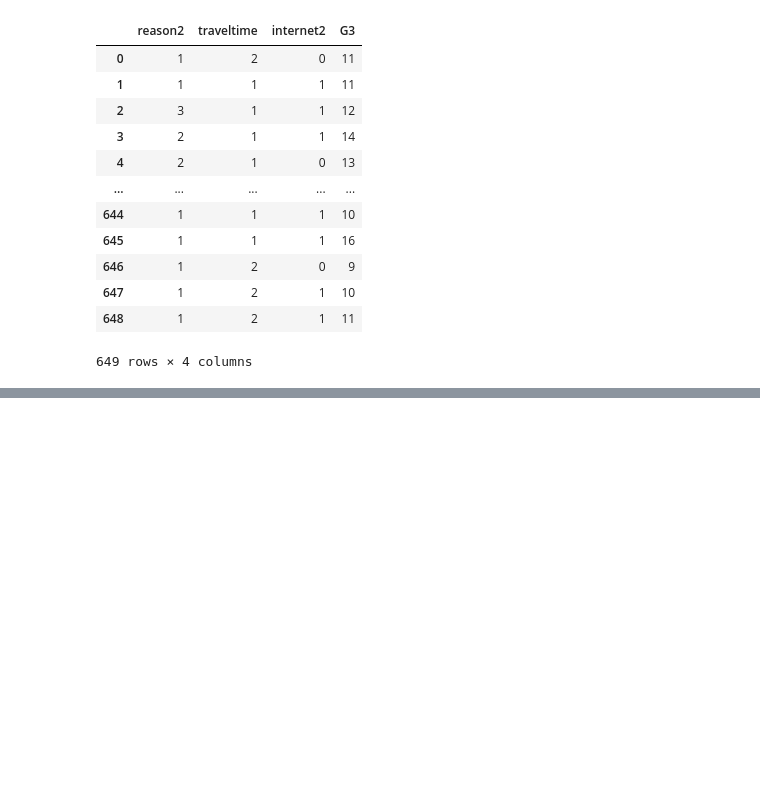
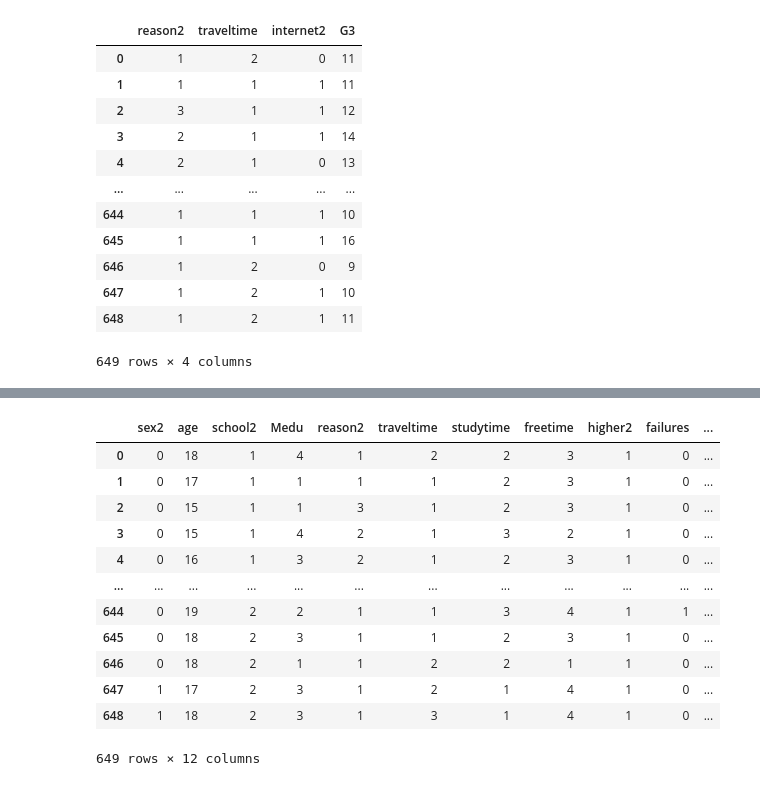
Before and after one commit to Jayesen/ml_for_learners, a Jupyter notebook: Analysis_1.ipynb, the cells around one changed output, grey strips where cells are left out. Cells and saved outputs as stored; diff of their text form; code cells hidden in the pictures; blank space fills up the shorter version.

```diff
--- a/Analysis_1.ipynb
+++ b/Analysis_1.ipynb
@@ -462,2 +505,30 @@ See the caveats in the documentation: https://pandas.pydata.org/pandas-docs/stab
+# %%
+#Pre-processing
+df_dropped['sex2'] = df['sex'].replace({'F': 0, 'M': 1})
+df_dropped['school2'] = df['school'].replace({'GP': 1, 'MS': 2})
+df_dropped['reason2'] = df['reason'].replace({'course': 1, 'home': 2, 'other': 3, 'reputation': 4})
+df_dropped['internet2'] = df['internet'].replace({'yes': 1, 'no': 0})
+df_dropped['higher2'] = df['higher'].replace({'yes': 1, 'no': 0})
+
+#Reassign failures to 0 or 1
+df_dropped.loc[df_dropped['failures'] > 0, 'failures'] = 1
+# %%
+df_dropped = df_dropped[['sex2', 'age', 'school2', 'Medu', 'reason2', 'traveltime', 'studytime', 'freetime', 'higher2',
+       'failures', 'internet2', 'G3']]
+df_dropped
+# %% [output]
+|  | sex2 | age | school2 | Medu | reason2 | traveltime | studytime | freetime | higher2 | failures | ... |
+| 0 | 0 | 18 | 1 | 4 | 1 | 2 | 2 | 3 | 1 | 0 | ... |
+| 1 | 0 | 17 | 1 | 1 | 1 | 1 | 2 | 3 | 1 | 0 | ... |
+| 2 | 0 | 15 | 1 | 1 | 3 | 1 | 2 | 3 | 1 | 0 | ... |
+| 3 | 0 | 15 | 1 | 4 | 2 | 1 | 3 | 2 | 1 | 0 | ... |
+| 4 | 0 | 16 | 1 | 3 | 2 | 1 | 2 | 3 | 1 | 0 | ... |
+| ... | ... | ... | ... | ... | ... | ... | ... | ... | ... | ... | ... |
+| 644 | 0 | 19 | 2 | 2 | 1 | 1 | 3 | 4 | 1 | 1 | ... |
+| 645 | 0 | 18 | 2 | 3 | 1 | 1 | 2 | 3 | 1 | 0 | ... |
+| 646 | 0 | 18 | 2 | 1 | 1 | 2 | 2 | 1 | 1 | 0 | ... |
+| 647 | 1 | 17 | 2 | 3 | 1 | 2 | 1 | 4 | 1 | 0 | ... |
+| 648 | 1 | 18 | 2 | 3 | 1 | 3 | 1 | 4 | 1 | 0 | ... |
+649 rows × 12 columns
 # %%
 # %% [output]
```
Also changed, not shown: parts of 5 cells of this notebook, 1 other file.
